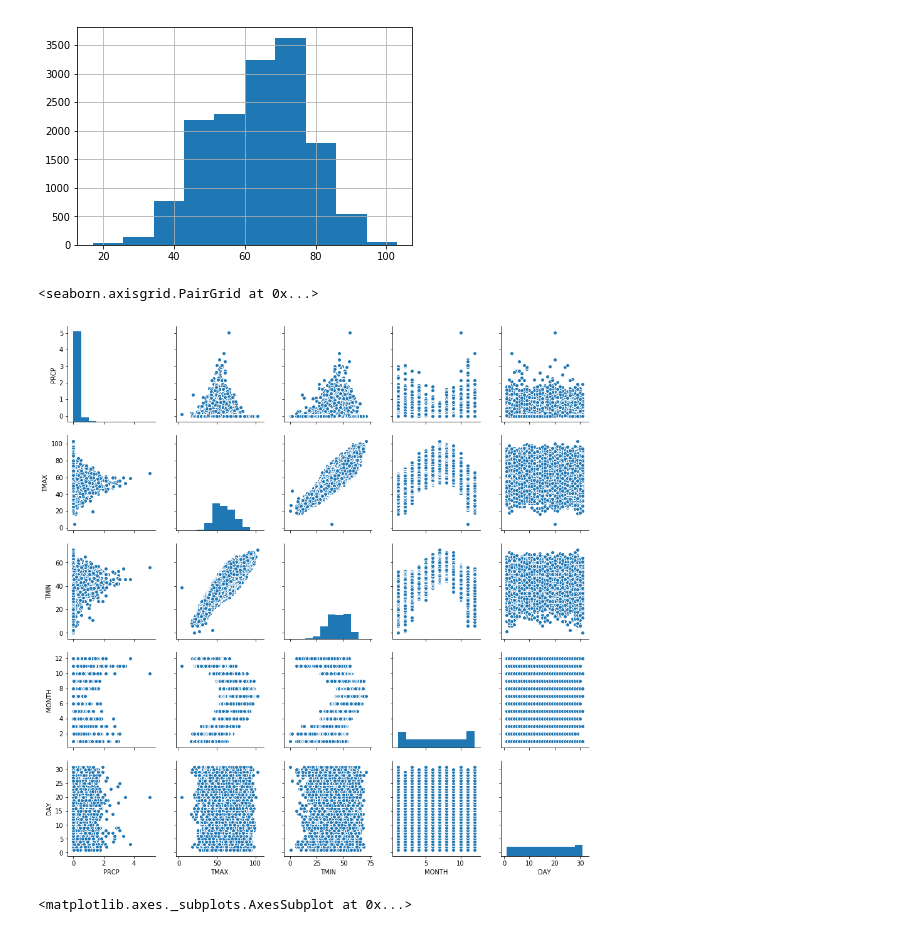
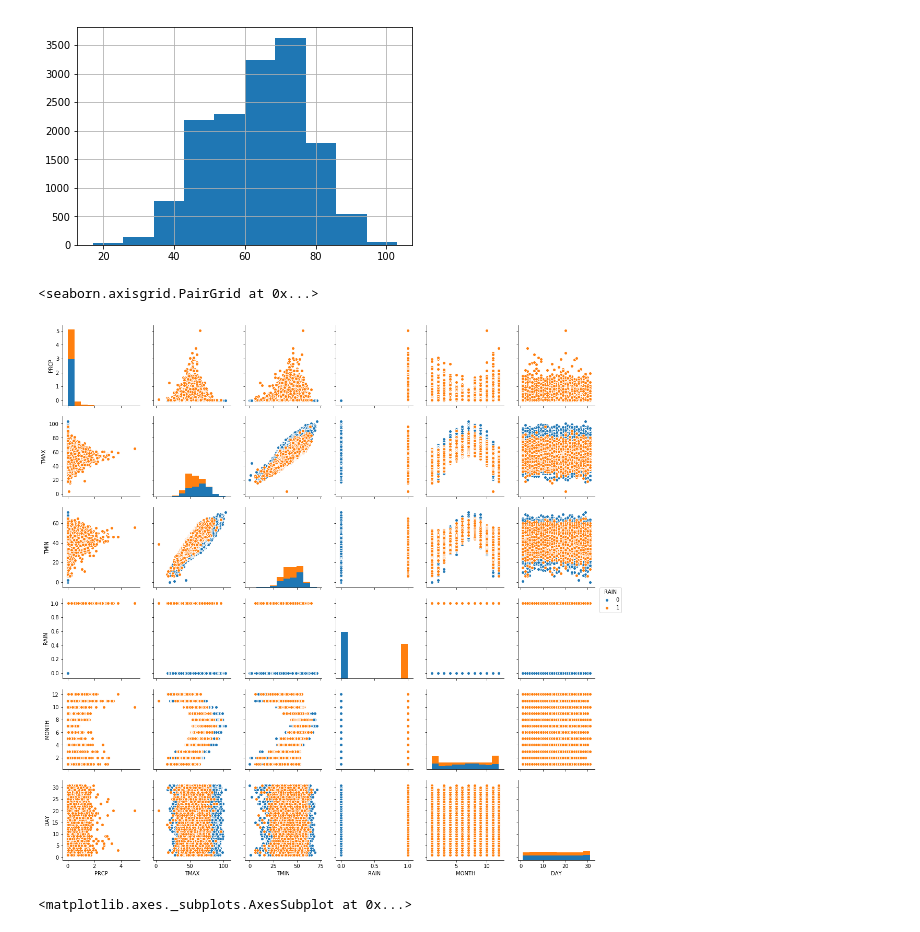
Before and after one commit to nguyli03/CS420-midterm, a Jupyter notebook: DidItRainInSeattle.ipynb, the cells around one changed output. Saved outputs shown, nothing was run; the diff lists cells and outputs as text; code cells hidden in the pictures.

```diff
--- a/DidItRainInSeattle.ipynb
+++ b/DidItRainInSeattle.ipynb
@@ -174,11 +174,11 @@ norain['TMAX'].hist()
 # %% [output]
 <matplotlib.axes._subplots.AxesSubplot at 0x...>
 [figure]
-# %%
-sns.pairplot(data=data[['PRCP','TMAX','TMIN','MONTH','DAY']])
-# %% [output]
-<seaborn.axisgrid.PairGrid at 0x...>
-[figure, removed]
+# %%
+sns.pairplot(data, hue = 'RAIN')
+# %% [output]
+<seaborn.axisgrid.PairGrid at 0x...>
+[figure, added]
 # %%
 sns.boxplot(data=data[['PRCP','TMAX','TMIN','MONTH','DAY']])
 # %% [output]
```
Also changed, not shown: parts of 71 cells of this notebook.
